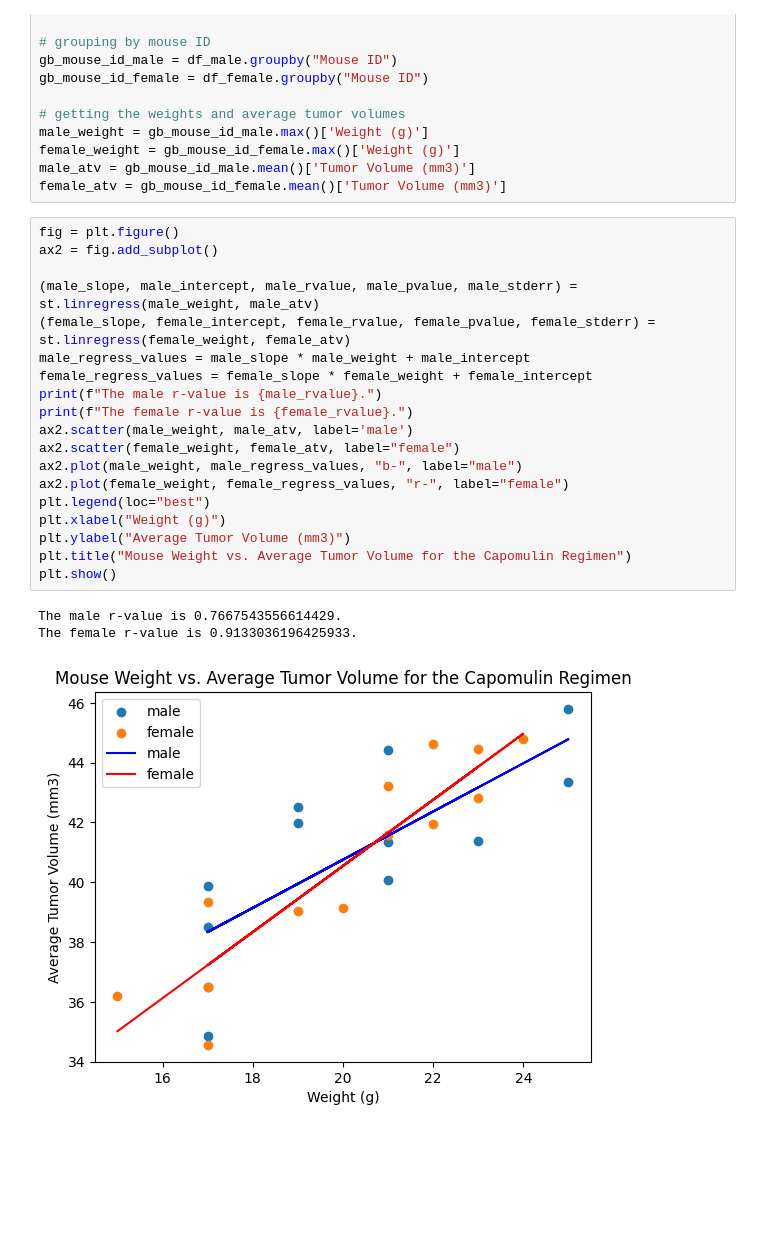
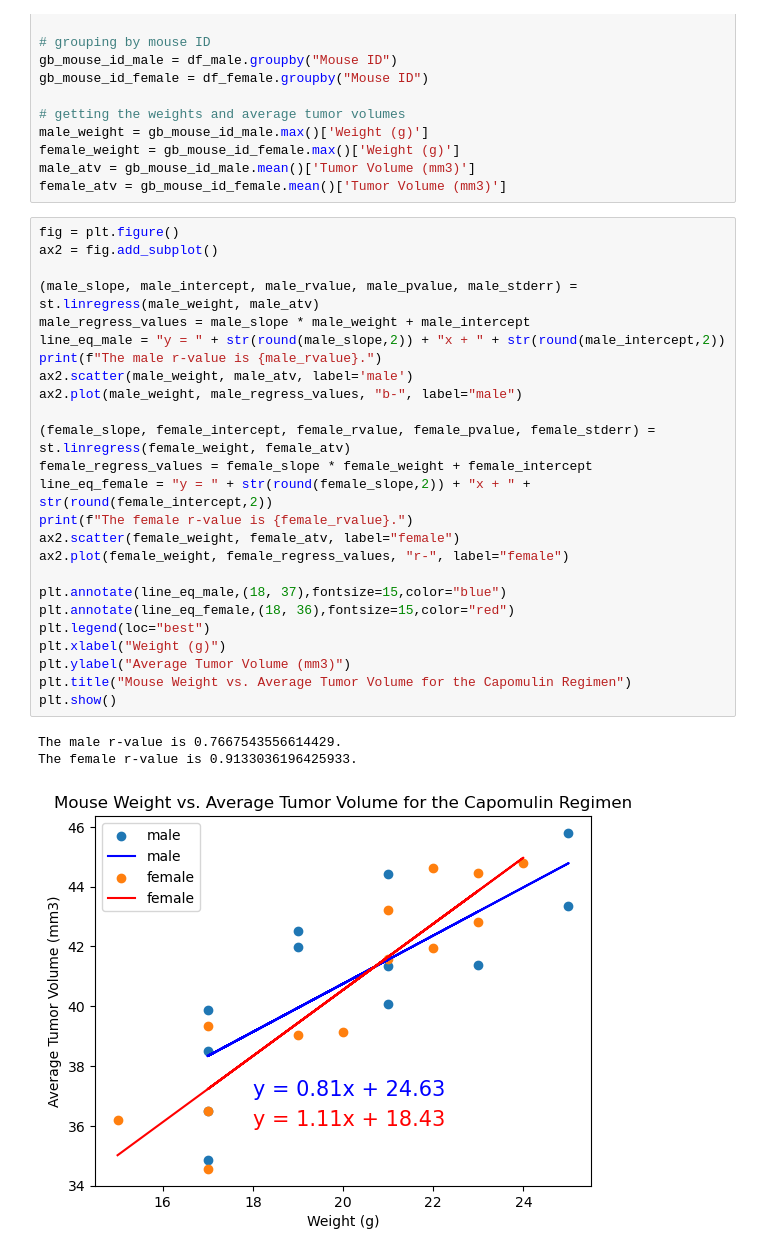
Before and after one commit to a676-code/plotting-challenge, a Jupyter notebook: Pymaceuticals/pymaceuticals.ipynb, the cells around one changed output. Saved outputs shown, nothing was run; the diff lists cells and outputs as text; blank space fills up the shorter version.

Commit message:
update male/female regression

```diff
--- a/Pymaceuticals/pymaceuticals.ipynb
+++ b/Pymaceuticals/pymaceuticals.ipynb
@@ -432,26 +418,32 @@ female_atv = gb_mouse_id_female.mean()['Tumor Volume (mm3)']
 # %%
 fig = plt.figure()
 ax2 = fig.add_subplot()
 
 (male_slope, male_intercept, male_rvalue, male_pvalue, male_stderr) = st.linregress(male_weight, male_atv)
+male_regress_values = male_slope * male_weight + male_intercept
+line_eq_male = "y = " + str(round(male_slope,2)) + "x + " + str(round(male_intercept,2))
+print(f"The male r-value is {male_rvalue}.")
+ax2.scatter(male_weight, male_atv, label='male')
+ax2.plot(male_weight, male_regress_values, "b-", label="male")
+
 (female_slope, female_intercept, female_rvalue, female_pvalue, female_stderr) = st.linregress(female_weight, female_atv)
-male_regress_values = male_slope * male_weight + male_intercept
 female_regress_values = female_slope * female_weight + female_intercept
-print(f"The male r-value is {male_rvalue}.")
+line_eq_female = "y = " + str(round(female_slope,2)) + "x + " + str(round(female_intercept,2))
 print(f"The female r-value is {female_rvalue}.")
-ax2.scatter(male_weight, male_atv, label='male')
 ax2.scatter(female_weight, female_atv, label="female")
-ax2.plot(male_weight, male_regress_values, "b-", label="male")
 ax2.plot(female_weight, female_regress_values, "r-", label="female")
+
+plt.annotate(line_eq_male,(18, 37),fontsize=15,color="blue")
+plt.annotate(line_eq_female,(18, 36),fontsize=15,color="red")
 plt.legend(loc="best")
 plt.xlabel("Weight (g)")
 plt.ylabel("Average Tumor Volume (mm3)")
 plt.title("Mouse Weight vs. Average Tumor Volume for the Capomulin Regimen")
 plt.show()
 # %% [output]
 The male r-value is 0.7667543556614429.
 The female r-value is 0.9133036196425933.
-[figure, old version]
+[figure, new version]
 # %%
 # FutureWarning: Dropping of nuisance columns in DataFrame reductions (with 'numeric_only=None') is deprecated; in a future version this will raise TypeError.  Select only valid columns before calling the reduction.
 average_male_weight = df_male.mean(numeric_only=True)['Weight (g)']
```
Also changed, not shown: parts of 9 cells of this notebook.
